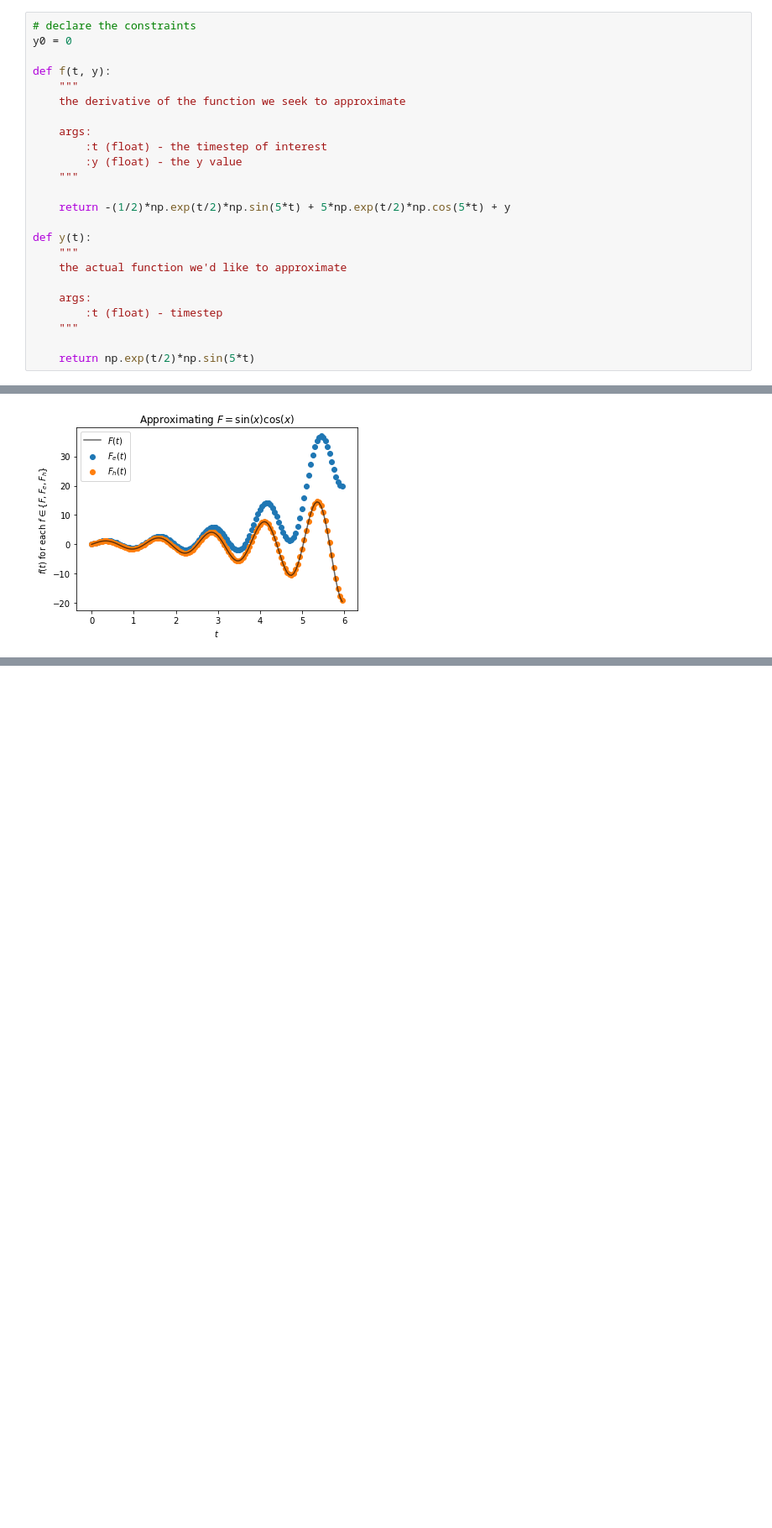
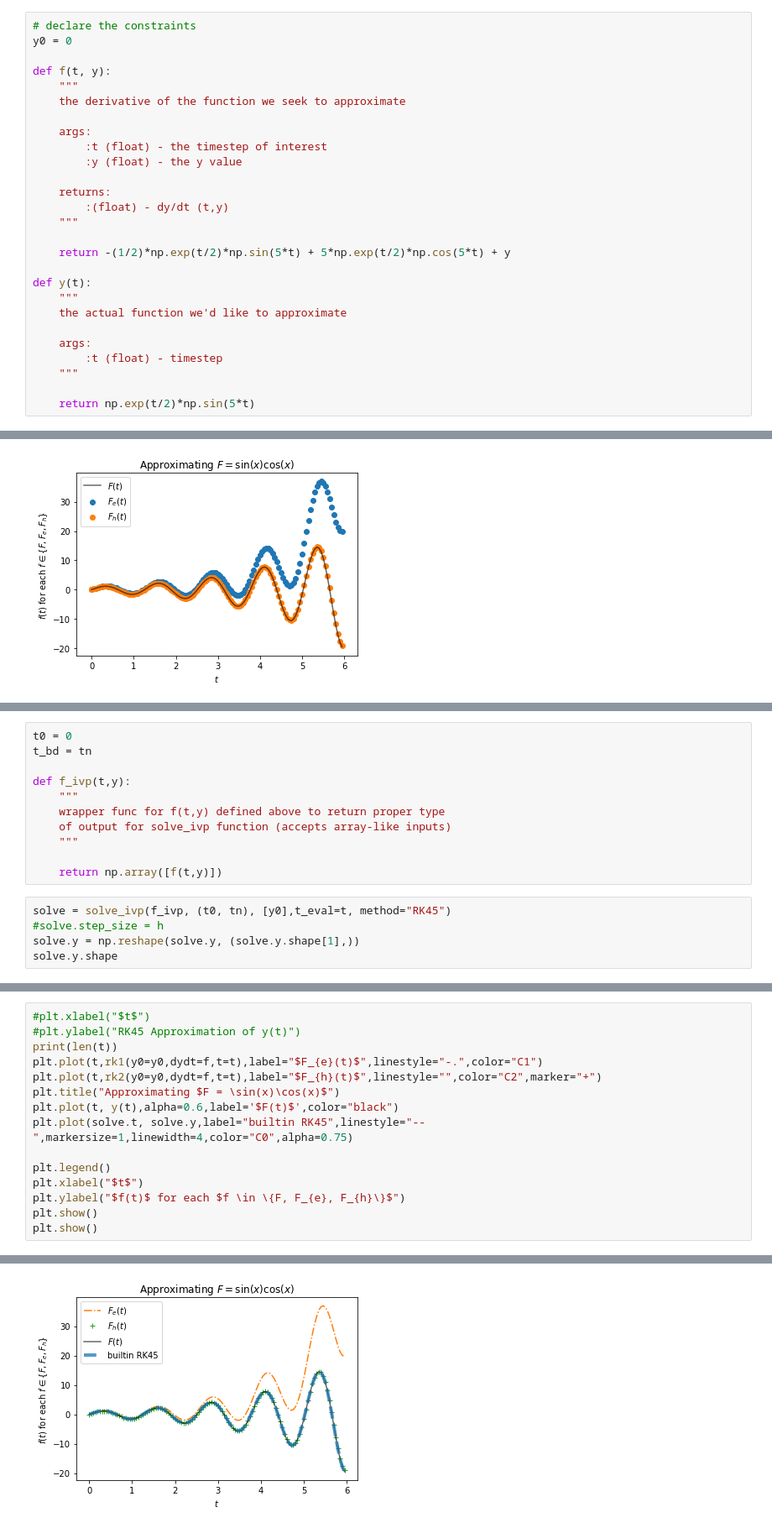
Before and after one commit to danielberenberg/modeling-cplx-sys, a Jupyter notebook: notebooks/assignment1_scratchwork.ipynb, the cells around one changed output, grey strips where cells are left out. Shown at 84% size. Cells and saved outputs as stored; diff of their text form; blank space fills up the shorter version.

Commit message:
add builtin numerical integration to notebook

```diff
--- a/notebooks/assignment1_scratchwork.ipynb
+++ b/notebooks/assignment1_scratchwork.ipynb
@@ -43,6 +46,9 @@ def f(t, y):
     args:
         :t (float) - the timestep of interest
         :y (float) - the y value
+
+    returns:
+        :(float) - dy/dt (t,y)
     """
 
     return -(1/2)*np.exp(t/2)*np.sin(5*t) + 5*np.exp(t/2)*np.cos(5*t) + y
@@ -168,0 +175,16 @@ actual  = y(t)
+# %%
+t0 = 0
+t_bd = tn
+
+def f_ivp(t,y):
+    """
+    wrapper func for f(t,y) defined above to return proper type
+    of output for solve_ivp function (accepts array-like inputs)
+    """
+
+    return np.array([f(t,y)])
+# %%
+solve = solve_ivp(f_ivp, (t0, tn), [y0],t_eval=t, method="RK45")
+#solve.step_size = h
+solve.y = np.reshape(solve.y, (solve.y.shape[1],))
+solve.y.shape
@@ -168,0 +193,16 @@ actual  = y(t)
+# %%
+#plt.xlabel("$t$")
+#plt.ylabel("RK45 Approximation of y(t)")
+print(len(t))
+plt.plot(t,rk1(y0=y0,dydt=f,t=t),label="$F_{e}(t)$",linestyle="-.",color="C1")
+plt.plot(t,rk2(y0=y0,dydt=f,t=t),label="$F_{h}(t)$",linestyle="",color="C2",marker="+")
+plt.title("Approximating $F = \sin(x)\cos(x)$")
+plt.plot(t, y(t),alpha=0.6,label='$F(t)$',color="black")
+plt.plot(solve.t, solve.y,label="builtin RK45",linestyle="--",markersize=1,linewidth=4,color="C0",alpha=0.75)
+
+plt.legend()
+plt.xlabel("$t$")
+plt.ylabel("$f(t)$ for each $f \in \{F, F_{e}, F_{h}\}$")
+plt.show()
+plt.show()
+# %% [output]
@@ -168,0 +210 @@ actual  = y(t)
+[figure, added]
```
Also changed, not shown: parts of 6 cells of this notebook.
